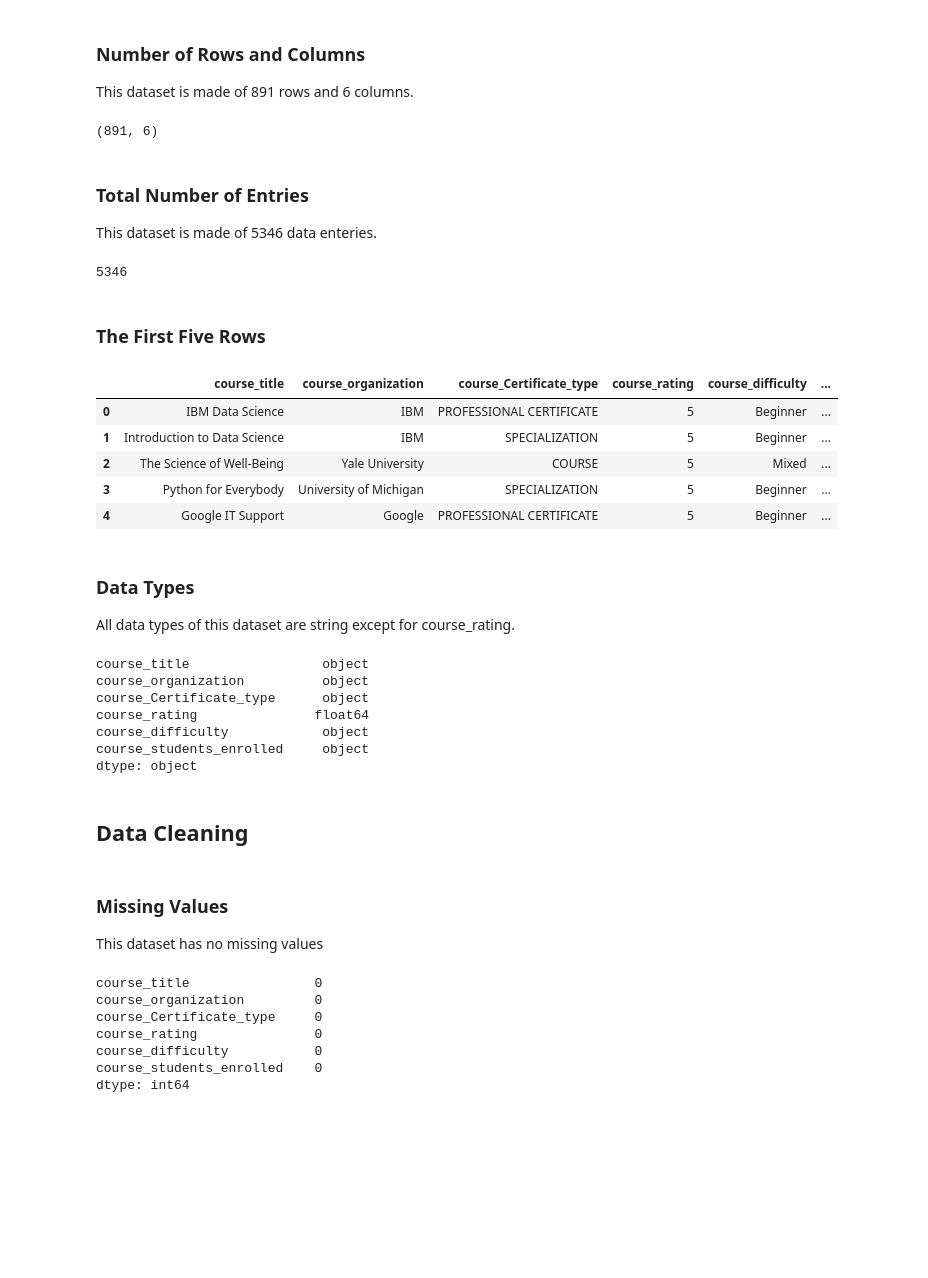
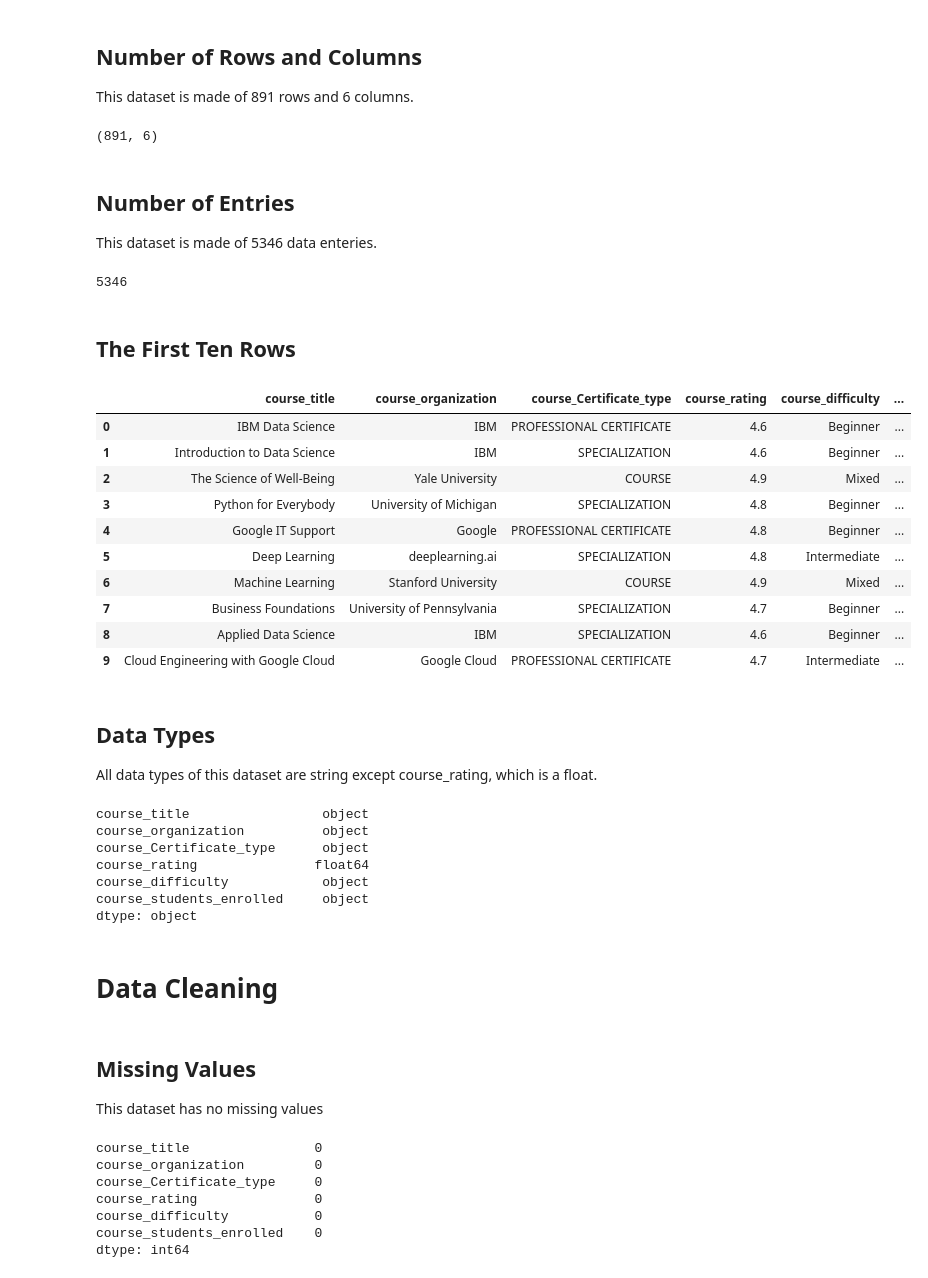
Before and after one commit to KevinNourian/Coursera, a Jupyter notebook: Project/Coursera.ipynb, the cells around one changed output. Drawn from its saved outputs; the diff is of its cells as text; code cells hidden in the pictures; blank space fills up the shorter version.

```diff
--- a/Project/Coursera.ipynb
+++ b/Project/Coursera.ipynb
@@ -56,5 +77,9 @@ import warnings # Supresses FutureWarning that are unnecessary.
 
 The data is a csv file that I have dowloaded from Kaggle. In this section, I create a pandas dataframe object so I can work with the data.
 # %%
-coursera = pd.read_csv('C:\py\Projects\TuringCollege\Coursera\DataSet\coursera.csv', index_col = 0)
+coursera = pd.read_csv(
+    "C:\py\Projects\TuringCollege\Coursera\DataSet\coursera.csv",
+    index_col=0,
+    skipinitialspace=True,
+)
 # %% [markdown]
@@ -67,7 +92,7 @@ In this section, I will display the following information about this dataset:
 3. The first 5 rows
 4. The data types in this dataset
 # %% [markdown]
-### Number of Rows and Columns
+## Number of Rows and Columns
 
 This dataset is made of 891 rows and 6 columns.
 # %%
@@ -75,7 +100,7 @@ coursera.shape
 # %% [output]
 (891, 6)
 # %% [markdown]
-### Total Number of Entries
+## Number of Entries
 
 This dataset is made of 5346 data enteries.
 # %%
@@ -83,22 +108,27 @@ coursera.size
 # %% [output]
 5346
 # %% [markdown]
-### The First Five Rows
+## The First Ten Rows
 # %%
 pd.set_option("display.max.columns", None)
 coursera.sort_index(inplace=True)
-coursera.head()
+coursera.head(10)
 # %% [output]
 |  | course_title | course_organization | course_Certificate_type | course_rating | course_difficulty | ... |
-| 0 | IBM Data Science | IBM | PROFESSIONAL CERTIFICATE | 5 | Beginner | ... |
-| 1 | Introduction to Data Science | IBM | SPECIALIZATION | 5 | Beginner | ... |
-| 2 | The Science of Well-Being | Yale University | COURSE | 5 | Mixed | ... |
-| 3 | Python for Everybody | University of Michigan | SPECIALIZATION | 5 | Beginner | ... |
-| 4 | Google IT Support | Google | PROFESSIONAL CERTIFICATE | 5 | Beginner | ... |
+| 0 | IBM Data Science | IBM | PROFESSIONAL CERTIFICATE | 4.6 | Beginner | ... |
+| 1 | Introduction to Data Science | IBM | SPECIALIZATION | 4.6 | Beginner | ... |
+| 2 | The Science of Well-Being | Yale University | COURSE | 4.9 | Mixed | ... |
+| 3 | Python for Everybody | University of Michigan | SPECIALIZATION | 4.8 | Beginner | ... |
+| 4 | Google IT Support | Google | PROFESSIONAL CERTIFICATE | 4.8 | Beginner | ... |
+| 5 | Deep Learning | deeplearning.ai | SPECIALIZATION | 4.8 | Intermediate | ... |
+| 6 | Machine Learning | Stanford University | COURSE | 4.9 | Mixed | ... |
+| 7 | Business Foundations | University of Pennsylvania | SPECIALIZATION | 4.7 | Beginner | ... |
+| 8 | Applied Data Science | IBM | SPECIALIZATION | 4.6 | Beginner | ... |
+| 9 | Cloud Engineering with Google Cloud | Google Cloud | PROFESSIONAL CERTIFICATE | 4.7 | Intermediate | ... |
 # %% [markdown]
-### Data Types
+## Data Types
 
-All data types of this dataset are string except for course_rating.
+All data types of this dataset are string except course_rating, which is a float.
 # %%
 coursera.dtypes
 # %% [output]
@@ -110,9 +140,9 @@ course_difficulty            object
 course_students_enrolled     object
 dtype: object
 # %% [markdown]
-## Data Cleaning
+# Data Cleaning
 # %% [markdown]
-### Missing Values
+## Missing Values
 This dataset has no missing values
 # %%
 coursera.isnull().sum()
```
Also changed, not shown: parts of 131 cells of this notebook, 1 other file.
